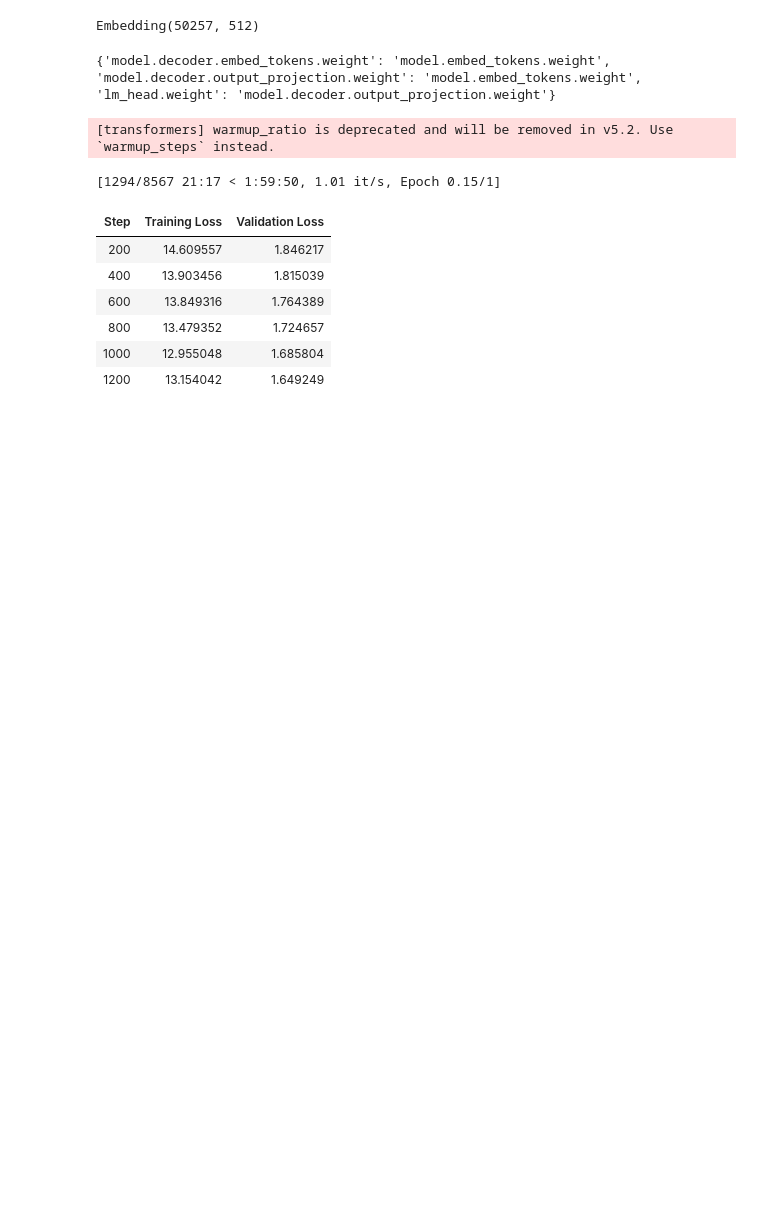
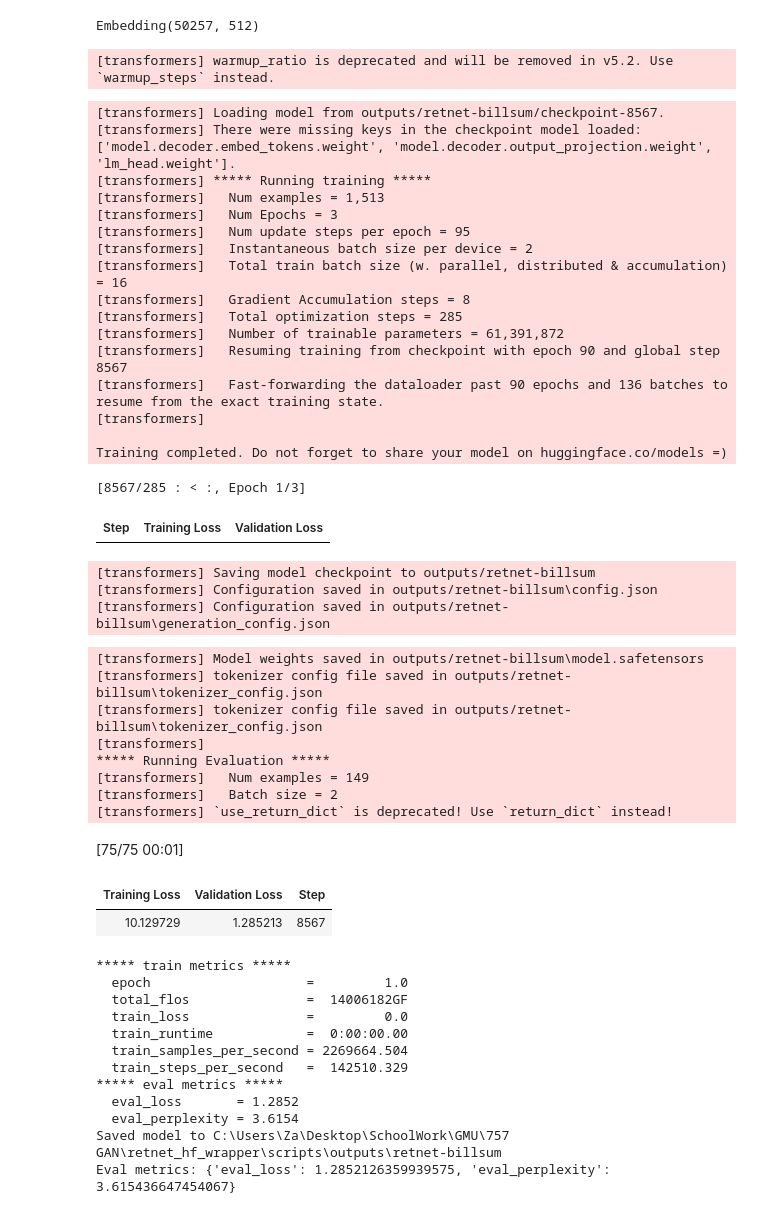
Before and after one commit to Gia-Huynh/Retnet-HuggingFace-Wrapper, a Jupyter notebook: scripts/train_retnet_clm.ipynb, the cells around one changed output. Cells and saved outputs as stored; diff of their text form; code cells hidden in the pictures; blank space fills up the shorter version.

```diff
--- a/scripts/train_retnet_clm.ipynb
+++ b/scripts/train_retnet_clm.ipynb
@@ -248,5 +137,5 @@ def main() -> None:
 # %%
-args = parse_args()
+#args = parse_args()
 logging.basicConfig(
     format="%(asctime)s - %(levelname)s - %(name)s - %(message)s",
     level=logging.INFO,
@@ -257,8 +146,8 @@ text_field = infer_text_field(args.dataset_name, args.dataset_text_field)
 train_raw, eval_raw = load_raw_datasets(args)
 
 #GET SUBSET ONLY
-#train_raw = train_raw.select(range(min(50, len(train_raw))))
-#eval_raw = eval_raw.select(range(min(20, len(train_raw))))
+train_raw = train_raw.select(range(min(200, len(train_raw))))
+eval_raw = eval_raw.select(range(min(20, len(train_raw))))
 
 tokenizer = AutoTokenizer.from_pretrained(args.tokenizer_name, use_fast=True)
 tokenizer.model_max_length = 512
@@ -337,10 +230,6 @@ model = RetNetForCausalLM(config)
 model.resize_token_embeddings(len(tokenizer))
 # %% [output]
 Embedding(50257, 512)
-# %%
-print (model._tied_weights_keys)
-# %% [output]
-{'model.decoder.embed_tokens.weight': 'model.embed_tokens.weight', 'model.decoder.output_projection.weight': 'model.embed_tokens.weight', 'lm_head.weight': 'model.decoder.output_projection.weight'}
 # %%
 training_args = TrainingArguments(
     output_dir=args.output_dir,
@@ -381,29 +272,67 @@ trainer = Trainer(
 # %%
-train_result = trainer.train()
+train_result = trainer.train("outputs/retnet-billsum/checkpoint-8567")
+#train_result = trainer.train()
+model = trainer.model
 trainer.save_model(args.output_dir)
 tokenizer.save_pretrained(args.output_dir)
 
 metrics = trainer.evaluate()
 if "eval_loss" in metrics:
     metrics["eval_perplexity"] = math.exp(metrics["eval_loss"])
 
 trainer.log_metrics("train", train_result.metrics)
 trainer.save_metrics("train", train_result.metrics)
 trainer.log_metrics("eval", metrics)
 trainer.save_metrics("eval", metrics)
 trainer.save_state()
 
 print("Saved model to", os.path.abspath(args.output_dir))
 print("Eval metrics:", metrics)
 # %% [output]
-[1294/8567 21:17 < 1:59:50, 1.01 it/s, Epoch 0.15/1]
+[transformers] Loading model from outputs/retnet-billsum/checkpoint-8567.
+[transformers] There were missing keys in the checkpoint model loaded: ['model.decoder.embed_tokens.weight', 'model.decoder.output_projection.weight', 'lm_head.weight'].
+[transformers] ***** Running training *****
+[transformers]   Num examples = 1,513
+[transformers]   Num Epochs = 3
+[transformers]   Num update steps per epoch = 95
+[transformers]   Instantaneous batch size per device = 2
+[transformers]   Total train batch size (w. parallel, distributed & accumulation) = 16
+[transformers]   Gradient Accumulation steps = 8
+[transformers]   Total optimization steps = 285
+[transformers]   Number of trainable parameters = 61,391,872
+[transformers]   Resuming training from checkpoint with epoch 90 and global step 8567
+[transformers]   Fast-forwarding the dataloader past 90 epochs and 136 batches to resume from the exact training state.
+[transformers]
+
+Training completed. Do not forget to share your model on huggingface.co/models =)
+[8567/285 : < :, Epoch 1/3]
 | Step | Training Loss | Validation Loss |
-| 200 | 14.609557 | 1.846217 |
-| 400 | 13.903456 | 1.815039 |
-| 600 | 13.849316 | 1.764389 |
-| 800 | 13.479352 | 1.724657 |
-| 1000 | 12.955048 | 1.685804 |
-| 1200 | 13.154042 | 1.649249 |
+[transformers] Saving model checkpoint to outputs/retnet-billsum
+[transformers] Configuration saved in outputs/retnet-billsum\config.json
+[transformers] Configuration saved in outputs/retnet-billsum\generation_config.json
+[transformers] Model weights saved in outputs/retnet-billsum\model.safetensors
+[transformers] tokenizer config file saved in outputs/retnet-billsum\tokenizer_config.json
+[transformers] tokenizer config file saved in outputs/retnet-billsum\tokenizer_config.json
+[transformers]
+***** Running Evaluation *****
+[transformers]   Num examples = 149
+[transformers]   Batch size = 2
+[transformers] `use_return_dict` is deprecated! Use `return_dict` instead!
+[75/75 00:01]
+| Training Loss | Validation Loss | Step |
+| 10.129729 | 1.285213 | 8567 |
+***** train metrics *****
+  epoch                    =         1.0
+  total_flos               =  14006182GF
+  train_loss               =         0.0
+  train_runtime            =  0:00:00.00
+  train_samples_per_second = 2269664.504
+  train_steps_per_second   =  142510.329
+***** eval metrics *****
+  eval_loss       = 1.2852
+  eval_perplexity = 3.6154
+Saved model to C:\Users\Za\Desktop\SchoolWork\GMU\757 GAN\retnet_hf_wrapper\scripts\outputs\retnet-billsum
+Eval metrics: {'eval_loss': 1.2852126359939575, 'eval_perplexity': 3.615436647454067}
 # %%
 prompt = """SECTION 1. SHORT TITLE.
 
```
Also changed, not shown: parts of 9 cells of this notebook, 2 other files.
